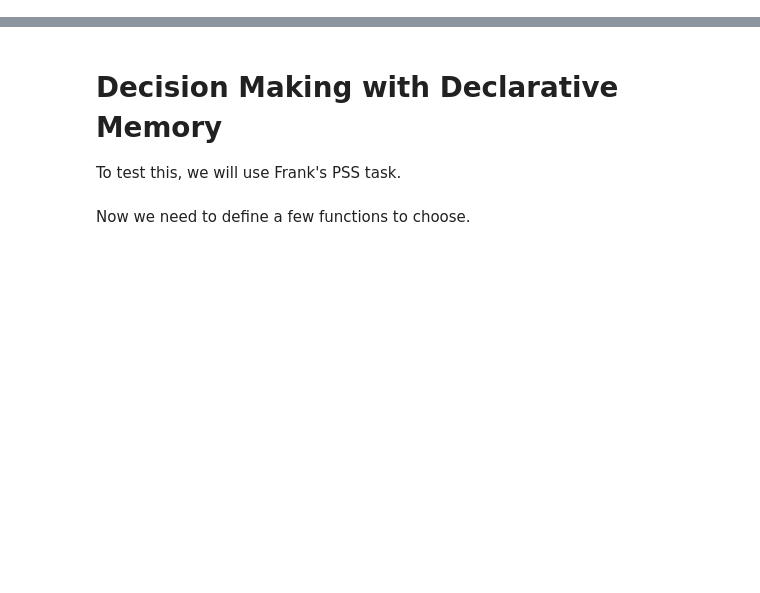
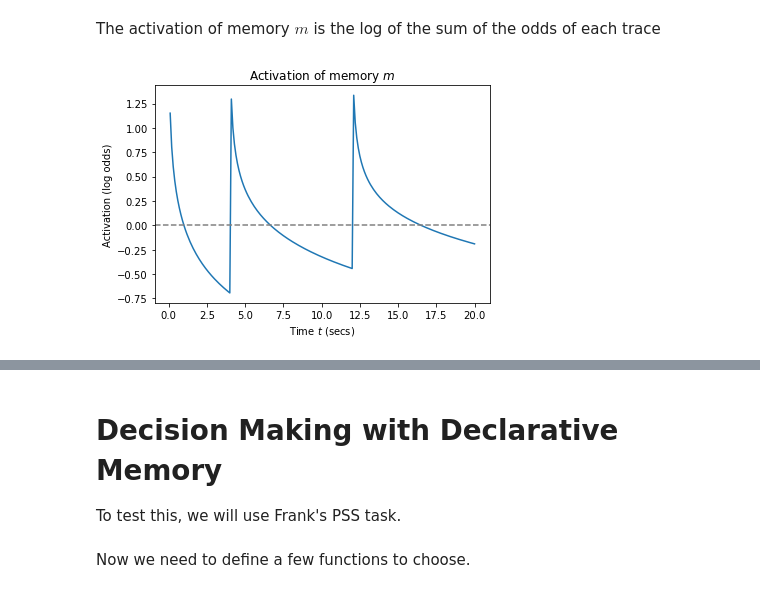
Before and after one commit to TheRealDrDre/CompCogNeuro, a Jupyter notebook: ACTR/declarative.ipynb, the cells around one changed output, grey strips where cells are left out. Saved outputs shown, nothing was run; the diff lists cells and outputs as text; code cells hidden in the pictures; blank space fills up the shorter version.

```diff
--- a/ACTR/declarative.ipynb
+++ b/ACTR/declarative.ipynb
@@ -10,0 +47,14 @@ import matplotlib.cm as cmx
+# %% [markdown]
+The activation of memory $m$ is the log of the sum of the odds of each trace
+# %%
+np.nan_to_num(odds2, nan=0, copy=False)
+np.nan_to_num(odds3, nan=0, copy=False)
+activation = np.log(odds1 + odds2 + odds3)
+plt.plot(t, activation)
+plt.xlabel("Time $t$ (secs)")
+plt.ylabel("Activation (log odds)")
+plt.title("Activation of memory $m$")
+plt.axhline(0, color="grey", linestyle="--")
+plt.savefig("activation.png")
+# %% [output]
+[figure, added]
```
Also changed, not shown: parts of 10 cells of this notebook, 15 other files.
